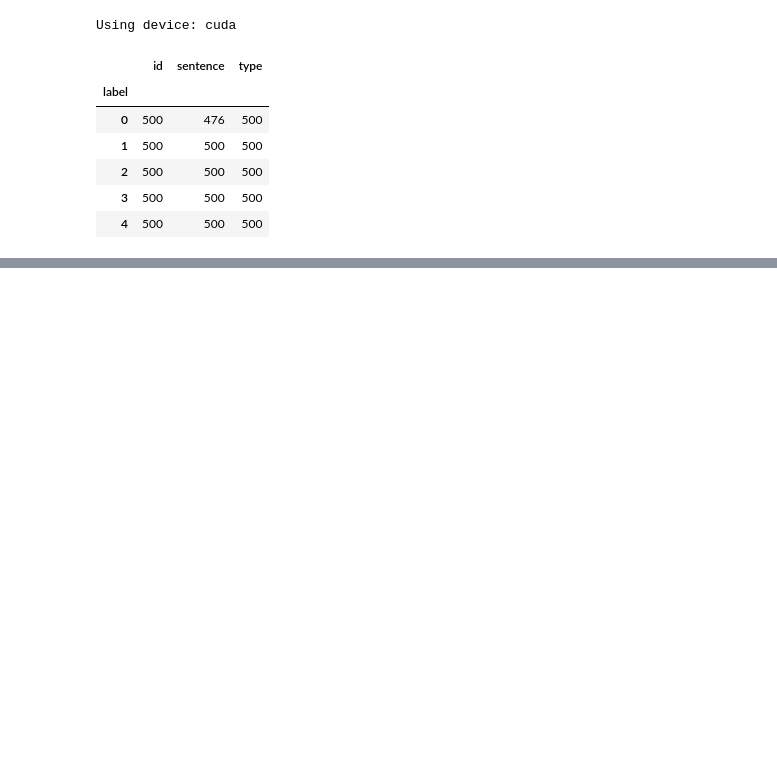
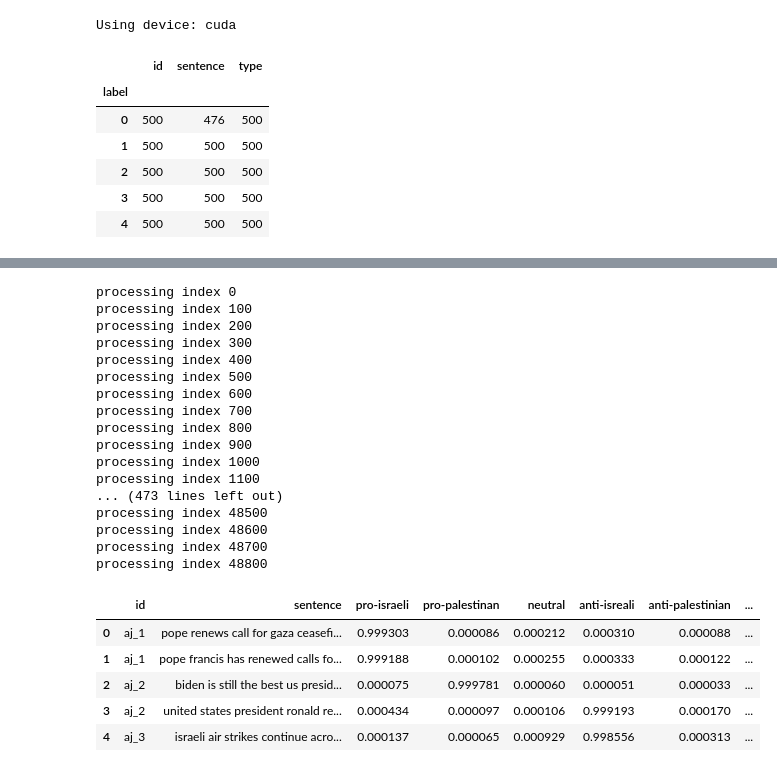
Before and after one commit to dattali18/IR_Assignments, a Jupyter notebook: Assignment.04/IR_04_Training.ipynb, the cells around one changed output, grey strips where cells are left out. Drawn from its saved outputs; the diff is of its cells as text; code cells hidden in the pictures; blank space fills up the shorter version.

```diff
--- a/Assignment.04/IR_04_Training.ipynb
+++ b/Assignment.04/IR_04_Training.ipynb
@@ -315,0 +409,58 @@ one_hot_to_class(one_hot_vector, map_class)
+# %%
+# rename document to sentnce in df
+
+df = df.rename(columns={"document": "sentence"})
+# %%
+
+# now we wil use the model to classify each sentences for each article
+# and we will classify the article based on the majority of the sentences
+
+# TODO: load the model
+
+# df is the new dataframe with id, class1, ..., calss5, majority_class
+# the classi will contain the number of sentences in the article that belong to that class
+
+# loop through every items in df
+for index, row in df.iterrows():
+  sentence = row['sentence']
+
+  probs, cls = classify_sentence(sentence)
+  # put the values in the df
+  df.at[index, 'majority_class'] = cls
+  # unpack the values in probs (len 5) to the 5 classes of ["pro-israeli", "pro-palestinan", "neutral", "anti-isreali", "anti-palestinian"]
+  # map index to key
+  map_class = {0: 'pro-israeli', 1: 'pro-palestinan', 2: 'neutral', 3: 'anti-isreali', 4: 'anti-palestinian'}
+
+  for i in range(5):
+    df.at[index, map_class[i]] = probs[0][i].item()
+
+  # print at interval of 100 indexs
+  if index % 100 == 0:
+    print(f"processing index {index}")
+
+
+df.head()
+# %% [output]
+processing index 0
+processing index 100
+processing index 200
+processing index 300
+processing index 400
+processing index 500
+processing index 600
+processing index 700
+processing index 800
+processing index 900
+processing index 1000
+processing index 1100
+... (473 lines left out)
+processing index 48500
+processing index 48600
+processing index 48700
+processing index 48800
+|  | id | sentence | pro-israeli | pro-palestinan | neutral | anti-isreali | anti-palestinian | ... |
+| 0 | aj_1 | pope renews call for gaza ceasefi... | 0.999303 | 0.000086 | 0.000212 | 0.000310 | 0.000088 | ... |
+| 1 | aj_1 | pope francis has renewed calls fo... | 0.999188 | 0.000102 | 0.000255 | 0.000333 | 0.000122 | ... |
+| 2 | aj_2 | biden is still the best us presid... | 0.000075 | 0.999781 | 0.000060 | 0.000051 | 0.000033 | ... |
+| 3 | aj_2 | united states president ronald re... | 0.000434 | 0.000097 | 0.000106 | 0.999193 | 0.000170 | ... |
+| 4 | aj_3 | israeli air strikes continue acro... | 0.000137 | 0.000065 | 0.000929 | 0.998556 | 0.000313 | ... |
```
Also changed, not shown: parts of 14 cells of this notebook.
